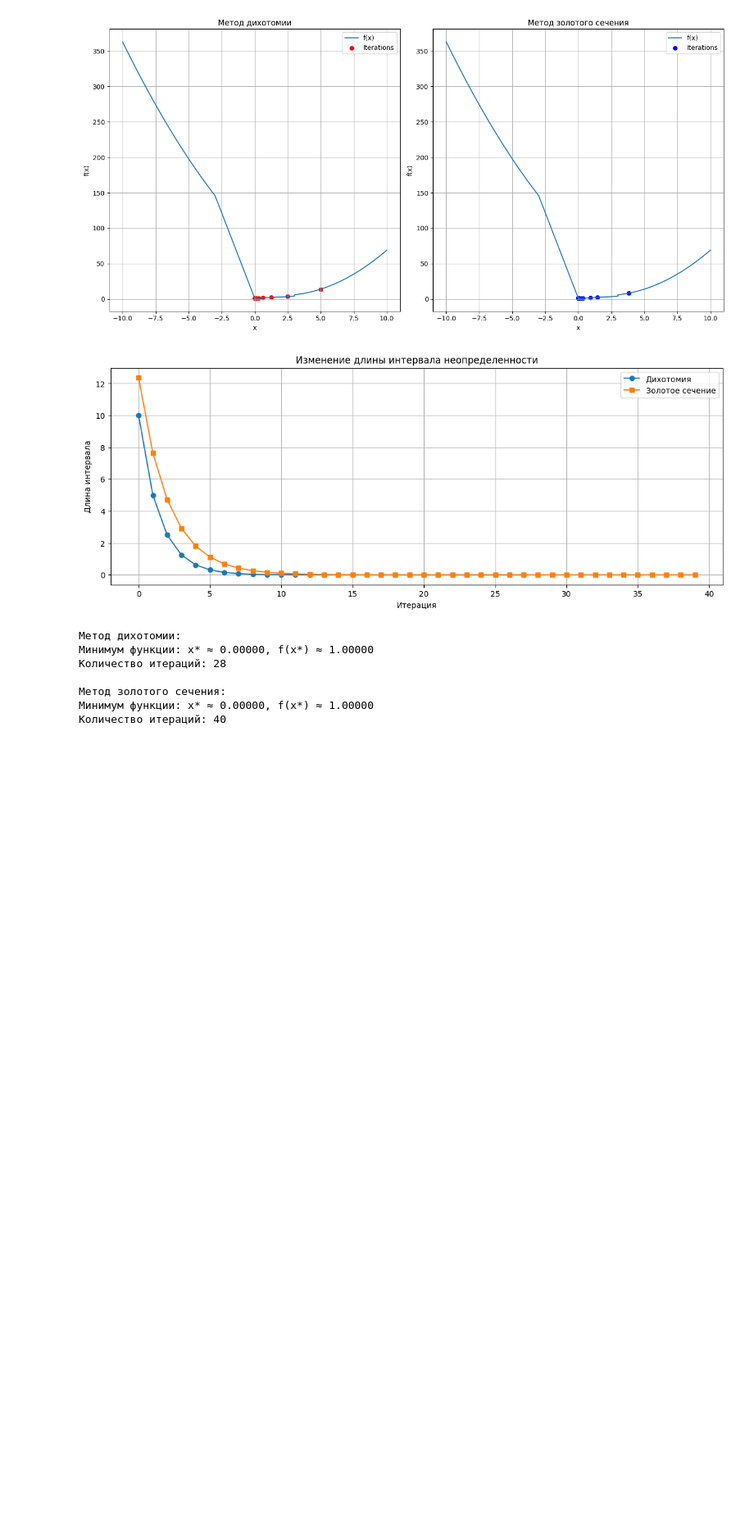
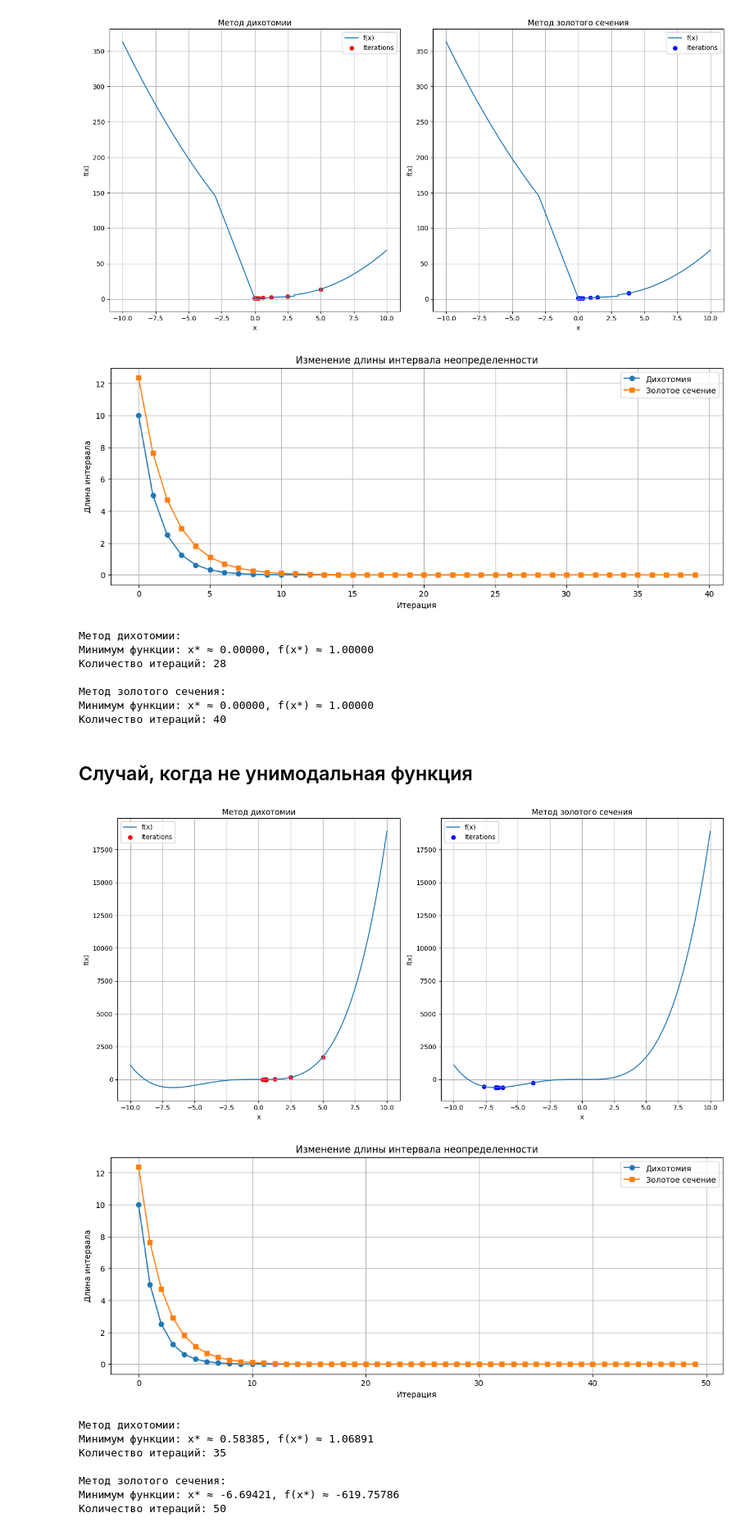
Before and after one commit to bobrnebobr/MatanLabTheBestBigHardWorkLetsDoIt, a Jupyter notebook: task1/sandbox.ipynb, the cells around one changed output. Shown: that part at 82% size. Cells and saved outputs as stored; diff of their text form; code cells hidden in the pictures; blank space fills up the shorter version.

Commit message:
добавлен случай рассмотрения неунимодальной функции

```diff
--- a/task1/sandbox.ipynb
+++ b/task1/sandbox.ipynb
@@ -160,3 +160,20 @@ get_results(-10, 10, g, 1e-7)
 Метод золотого сечения:
 Минимум функции: x* ≈ 0.00000, f(x*) ≈ 1.00000
 Количество итераций: 40
+# %% [markdown]
+## Случай, когда не унимодальная функция
+# %%
+def k(x):
+    return x ** 4 + 9 * x ** 3 - 10 * x + 5
+# %%
+get_results(-10, 10, k, 1e-9)
+# %% [output]
+[figure, added]
+[figure, added]
+Метод дихотомии:
+Минимум функции: x* ≈ 0.58385, f(x*) ≈ 1.06891
+Количество итераций: 35
+
+Метод золотого сечения:
+Минимум функции: x* ≈ -6.69421, f(x*) ≈ -619.75786
+Количество итераций: 50
```
